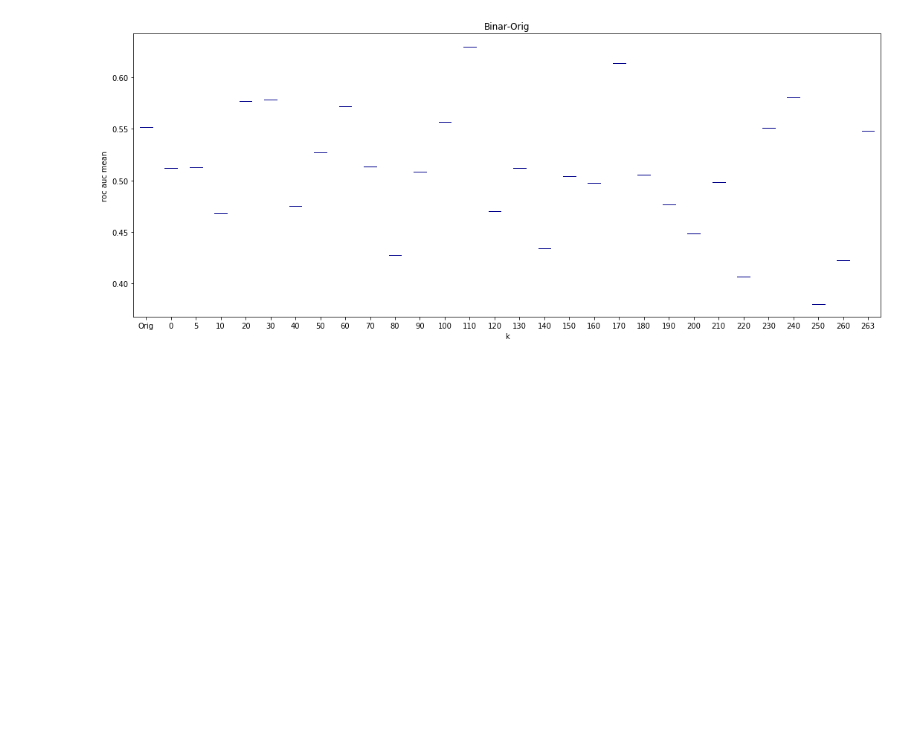
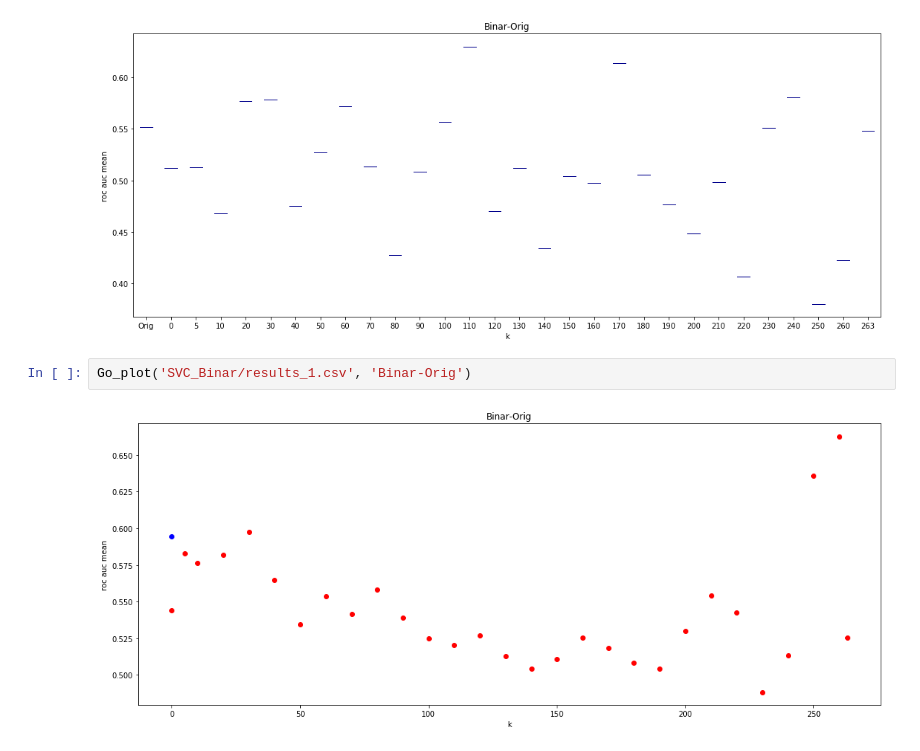
Before and after one commit to Tismoney/PRNI2016, a Jupyter notebook: ResultProcessing-ver2.0.ipynb, the cells around one changed output. Drawn from its saved outputs; the diff is of its cells as text; blank space fills up the shorter version.

Commit message:
Add resulta for SVC

```diff
--- a/ResultProcessing-ver2.0.ipynb
+++ b/ResultProcessing-ver2.0.ipynb
@@ -111,3 +117,7 @@ Go_plot('XGB_Binar/results_1.csv', 'Binar-Orig-OneModel')
 Go_box('XGB_Binar', 'Binar-Orig')
 # %% [output]
 [figure]
+# %%
+Go_plot('SVC_Binar/results_1.csv', 'Binar-Orig')
+# %% [output]
+[figure, added]
```
Also changed, not shown: parts of 2 cells of this notebook, 1 other file.
